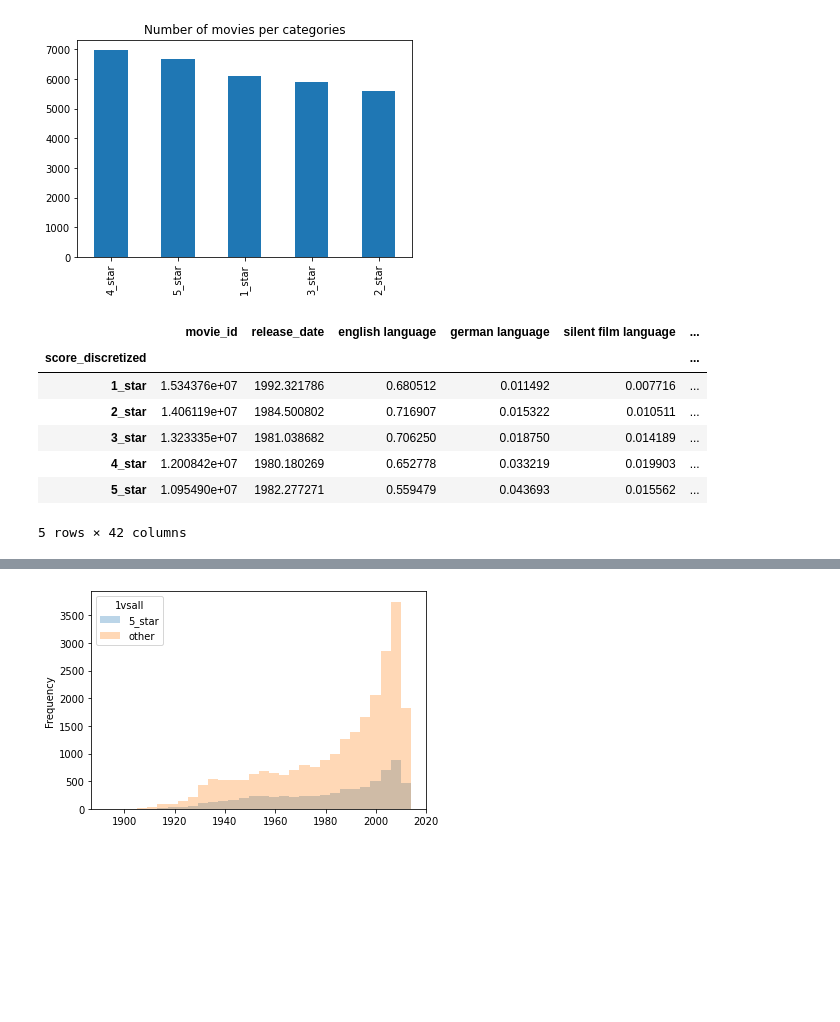
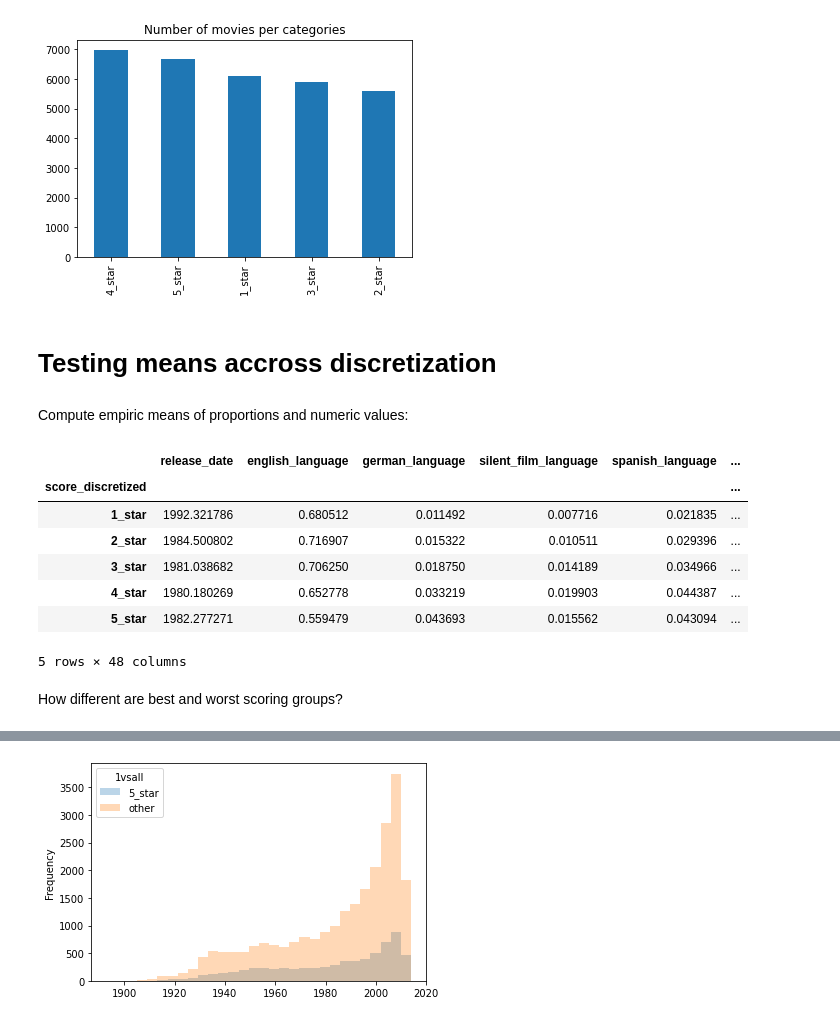
Before and after one commit to epfl-ada/ada-2022-project-adlucere2022, a Jupyter notebook: src/ratingDiscretization.ipynb, the cells around one changed output, grey strips where cells are left out. Cells and saved outputs as stored; diff of their text form; code cells hidden in the pictures; blank space fills up the shorter version.

```diff
--- a/src/ratingDiscretization.ipynb
+++ b/src/ratingDiscretization.ipynb
@@ -1,4 +1,6 @@
 # %%
 from google.colab import drive
 drive.mount('/content/drive')
+
+path = "/content/drive/MyDrive/EPFL/AppliedDataScience/Project/ada-2022-project-adlucere2022/src/"
 # %% [output]
@@ -18,3 +43,10 @@ path = "/content/drive/MyDrive/EPFL/AppliedDataScience/Project/ada-2022-project-
 # %%
-factors = pd.read_csv(path + "./data/factor_assignment.csv")
-topics = pd.read_csv(path + "./data/movie_topic_distribution.csv")[["topic_1", "topic_2", "topic_3", "topic_4", "movie_id"]]
+factors = pd.read_csv(path + "../data/clustering/factor_assignment.csv")
+topics = pd.read_csv(path + "../data/clustering/movie_topic_distribution.csv")
+
+data = pd.read_csv(path + "../data/movie_data_imdbscores_final.csv").drop('plot_summary', axis = 1)
+
+
+data = data.merge(factors, on = 'movie_id').merge(topics, on = 'movie_id').set_index('movie_id')
+
+data.head()
@@ -21,23 +61,0 @@ topics = pd.read_csv(path + "./data/movie_topic_distribution.csv")[["topic_1", "
-# %%
-# Load Data and keep year from release date
-data = pd.read_csv(path + "./data/movie_data_imdbscores.csv")
-data.release_date = pd.to_datetime(data.release_date).apply(lambda x: x.year)
-
-# Select features to keep in analysis
-
-
-# WE DO NOT KEEP RUN TIME AND ACTOR AGE AT MOVIE RELEASE BECAUSE OF NA
-
-
-to_keep = ['movie_id', 'release_date',
-           #'runtime', 'actor_age_at_movie_release',
-       'english language','german language', 'silent film language', 'spanish language',
-       'japanese language', 'italian language', 'tamil language',
-       'hindi language', 'malayalam language', 'mandarin language',
-       'french language', 'Action', 'Adventure', 'Horror', 'Thriller', 'Drama',
-       'Crime Fiction', 'Black-and-white', 'Comedy', 'Indie', 'Short Film',
-       'Silent film', 'Family Film', 'World cinema', 'Musical',
-       'Action/Adventure', 'Romance Film', 'Romantic drama', 'Comedy film',
-       'Documentary', 'F_gender_porportion', 'averageRating',
-       'numVotes']
-data = data[to_keep].set_index('movie_id')
@@ -46,2 +61,0 @@ Join dataset with engineered features (topics and factors).
-# %%
-data = data.merge(factors, left_on = 'movie_id', right_on = 'movie_id').merge(topics, left_on = 'movie_id', right_on = 'movie_id')
@@ -104,19 +114,25 @@ plt.title("Number of movies per categories")
 plt.show()
 # %% [output]
 [figure]
+# %% [markdown]
+# Testing means accross discretization
+# %% [markdown]
+Compute empiric means of proportions and numeric values:
 # %%
 # Compute mean proportions and means for numeric values
-grouped = data.groupby('score_discretized')
+grouped = data.drop('movie_name', axis = 1).groupby('score_discretized')
 grouped_means = grouped.mean()
 grouped_means
 # %% [output]
-|  | movie_id | release_date | english language | german language | silent film language | ... |
+|  | release_date | english_language | german_language | silent_film_language | spanish_language | ... |
 | score_discretized |  |  |  |  |  | ... |
-| 1_star | 1.534376e+07 | 1992.321786 | 0.680512 | 0.011492 | 0.007716 | ... |
-| 2_star | 1.406119e+07 | 1984.500802 | 0.716907 | 0.015322 | 0.010511 | ... |
-| 3_star | 1.323335e+07 | 1981.038682 | 0.706250 | 0.018750 | 0.014189 | ... |
-| 4_star | 1.200842e+07 | 1980.180269 | 0.652778 | 0.033219 | 0.019903 | ... |
-| 5_star | 1.095490e+07 | 1982.277271 | 0.559479 | 0.043693 | 0.015562 | ... |
+| 1_star | 1992.321786 | 0.680512 | 0.011492 | 0.007716 | 0.021835 | ... |
+| 2_star | 1984.500802 | 0.716907 | 0.015322 | 0.010511 | 0.029396 | ... |
+| 3_star | 1981.038682 | 0.706250 | 0.018750 | 0.014189 | 0.034966 | ... |
+| 4_star | 1980.180269 | 0.652778 | 0.033219 | 0.019903 | 0.044387 | ... |
+| 5_star | 1982.277271 | 0.559479 | 0.043693 | 0.015562 | 0.043094 | ... |
-5 rows × 42 columns
+5 rows × 48 columns
+# %% [markdown]
+How different are best and worst scoring groups?
 # %%
 # Visualize the best and worst scoring groups
```
Also changed, not shown: parts of 48 cells of this notebook, 37 other files.
